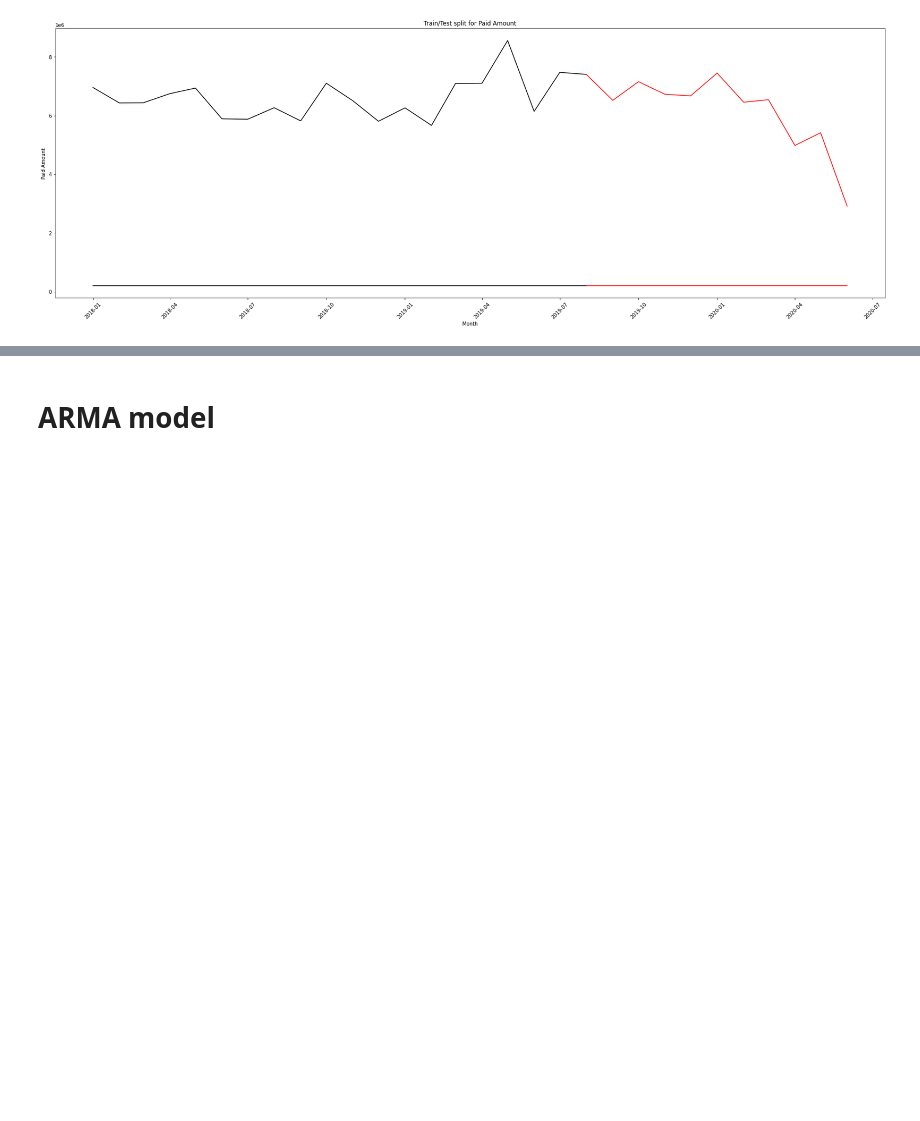
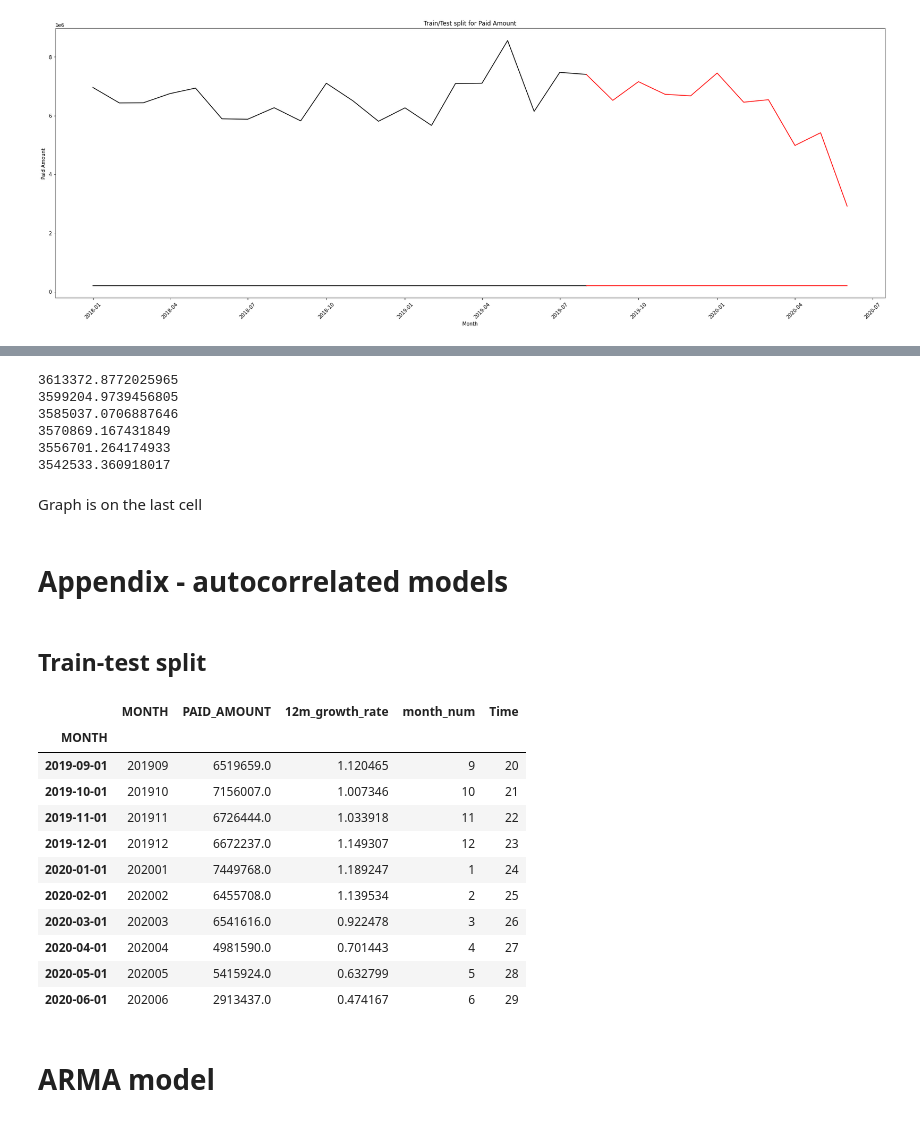
Before and after one commit to williamfolkner/eda-demo, a Jupyter notebook: 3 - Prediction.ipynb, the cells around one changed output, grey strips where cells are left out. Drawn from its saved outputs; the diff is of its cells as text; code cells hidden in the pictures; blank space fills up the shorter version.

```diff
--- a/3 - Prediction.ipynb
+++ b/3 - Prediction.ipynb
@@ -59,0 +109,24 @@ plt.show()
+# %%
+pred = []
+last_num = np.max(X)
+covid_adj = gmean(df1['12m_growth_rate'][-3:])
+
+for i in range(6):
+    cur_index = last_num + i + 1
+    cur_date = datetime(year=2020, month=7+i, day=1)
+    linear_prediction = model.predict([cur_index])*covid_adj
+    print(linear_prediction[0])
+    df1.loc[cur_date] = [cur_date.strftime('%Y%m'),linear_prediction[0],0,0,0]
+# %% [output]
+3613372.8772025965
+3599204.9739456805
+3585037.0706887646
+3570869.167431849
+3556701.264174933
+3542533.360918017
+# %% [markdown]
+Graph is on the last cell
+# %% [markdown]
+# Appendix - autocorrelated models
+# %% [markdown]
+## Train-test split
@@ -60,2 +137,17 @@ plt.show()
+# %%
+test
+# %% [output]
+|  | MONTH | PAID_AMOUNT | 12m_growth_rate | month_num | Time |
+| MONTH |  |  |  |  |  |
+| 2019-09-01 | 201909 | 6519659.0 | 1.120465 | 9 | 20 |
+| 2019-10-01 | 201910 | 7156007.0 | 1.007346 | 10 | 21 |
+| 2019-11-01 | 201911 | 6726444.0 | 1.033918 | 11 | 22 |
+| 2019-12-01 | 201912 | 6672237.0 | 1.149307 | 12 | 23 |
+| 2020-01-01 | 202001 | 7449768.0 | 1.189247 | 1 | 24 |
+| 2020-02-01 | 202002 | 6455708.0 | 1.139534 | 2 | 25 |
+| 2020-03-01 | 202003 | 6541616.0 | 0.922478 | 3 | 26 |
+| 2020-04-01 | 202004 | 4981590.0 | 0.701443 | 4 | 27 |
+| 2020-05-01 | 202005 | 5415924.0 | 0.632799 | 5 | 28 |
+| 2020-06-01 | 202006 | 2913437.0 | 0.474167 | 6 | 29 |
 # %% [markdown]
 # ARMA model
```
Also changed, not shown: parts of 21 cells of this notebook, 2 other files.
